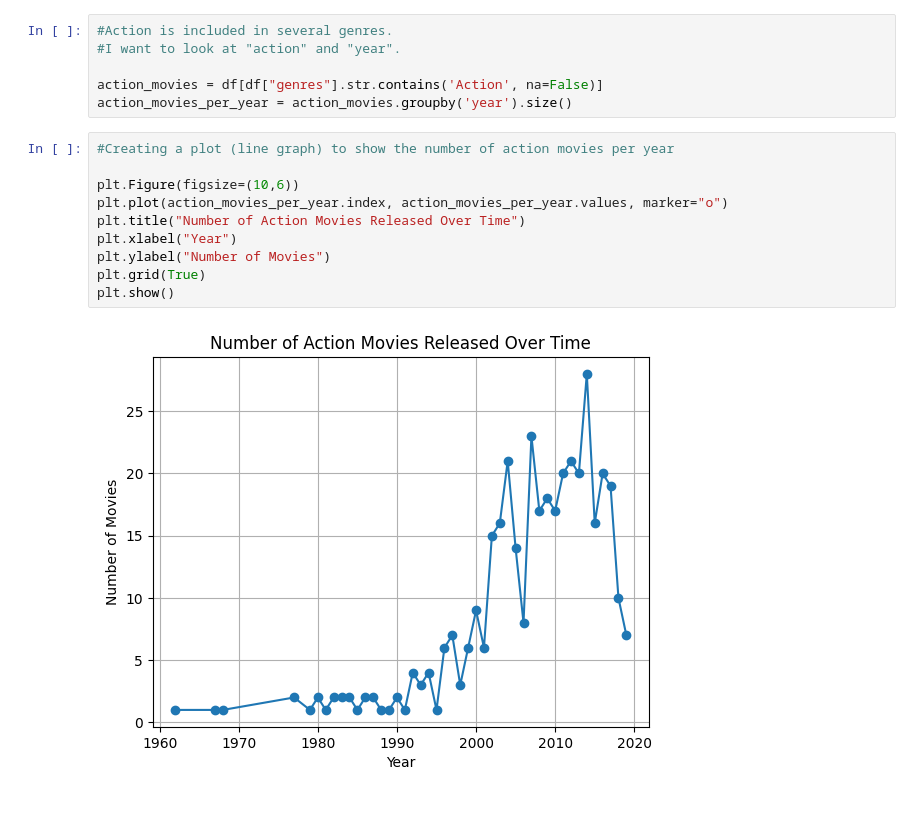
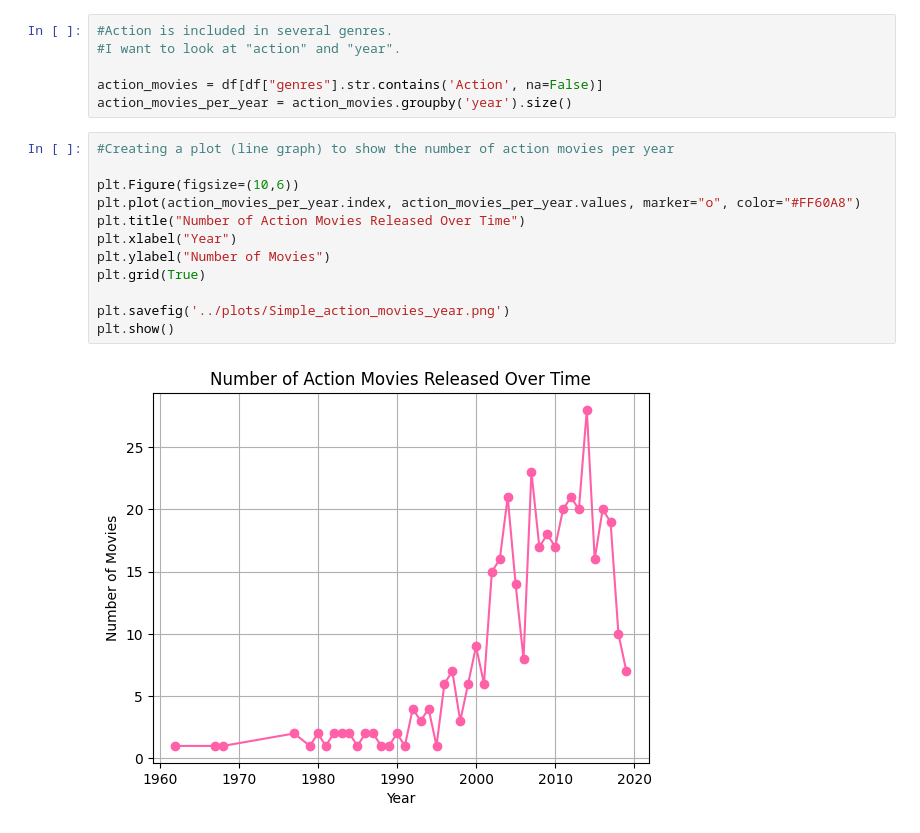
Before and after one commit to johjor/Python_Course_2025, a Jupyter notebook: scripts/Action_by_time.ipynb, the cells around one changed output. Drawn from its saved outputs; the diff is of its cells as text.

```diff
--- a/scripts/Action_by_time.ipynb
+++ b/scripts/Action_by_time.ipynb
@@ -70,15 +70,17 @@ action_movies_per_year = action_movies.groupby('year').size()
 # %%
 #Creating a plot (line graph) to show the number of action movies per year
 
 plt.Figure(figsize=(10,6))
-plt.plot(action_movies_per_year.index, action_movies_per_year.values, marker="o")
+plt.plot(action_movies_per_year.index, action_movies_per_year.values, marker="o", color="#FF60A8")
 plt.title("Number of Action Movies Released Over Time")
 plt.xlabel("Year")
 plt.ylabel("Number of Movies")
 plt.grid(True)
+
+plt.savefig('../plots/Simple_action_movies_year.png')
 plt.show()
 # %% [output]
-[figure, old version]
+[figure, new version]
 # %%
 # Devloping the figure more
 years = action_movies_per_year.index
```
Also changed, not shown: parts of 2 cells of this notebook, 14 other files.
